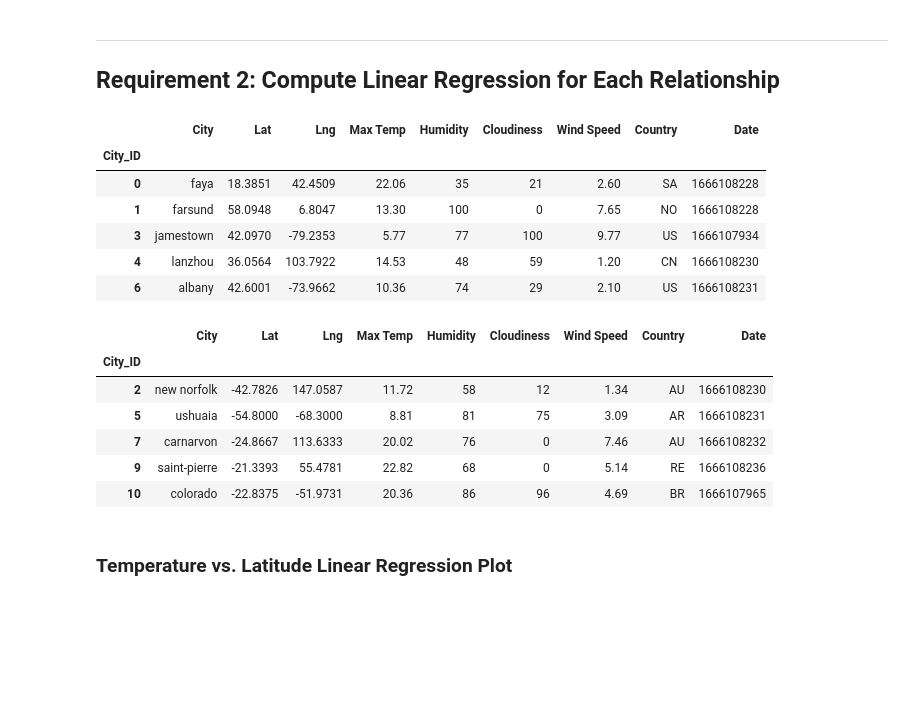
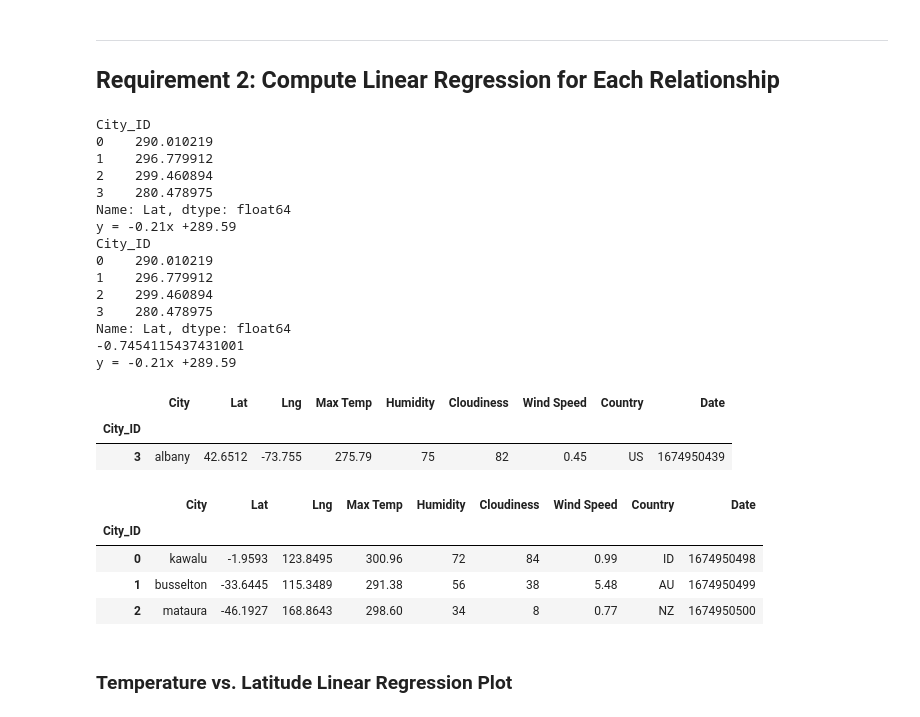
Before and after one commit to levite-neil/python-api-challenge, a Jupyter notebook: WeatherPy/WeatherPy.ipynb, the cells around one changed output. Drawn from its saved outputs; the diff is of its cells as text; code cells hidden in the pictures; blank space fills up the shorter version.

Commit message:
Created Function for linear regression

```diff
--- a/WeatherPy/WeatherPy.ipynb
+++ b/WeatherPy/WeatherPy.ipynb
@@ -323,30 +320,62 @@ plt.show()
+# %%
+# Define a function to create Linear Regression plots
+def lin_regress(l_x_values,l_y_values):
+    (slope, intercept, rvalue, pvalue, stderr) = linregress(l_x_values,l_y_values)
+
+    #Get regression values
+    regress_values = l_x_values * slope + intercept
+
+    print(regress_values)
+    line_eq = prt_lin_regress(slope,intercept)
+    return(regress_values, rvalue, line_eq)
+
+def prt_lin_regress(slope, intercept):
+
+    line_eq = "y = " + str(round(slope,2)) + "x +" + str(round(intercept,2))
+    print(line_eq)
+
+    return(line_eq)
+regress_values, rvalue, line_eq = lin_regress(city_data_df["Lat"],city_data_df["Max Temp"])
+print(regress_values)
+print(rvalue)
+print(line_eq)
+# %% [output]
+City_ID
+0    290.010219
+1    296.779912
+2    299.460894
+3    280.478975
+Name: Lat, dtype: float64
+y = -0.21x +289.59
+City_ID
+0    290.010219
+1    296.779912
+2    299.460894
+3    280.478975
+Name: Lat, dtype: float64
+-0.7454115437431001
+y = -0.21x +289.59
 # %%
 # Create a DataFrame with the Northern Hemisphere data (Latitude >= 0)
-# YOUR CODE HERE
+northern_hemi_df = city_data_df.loc[city_data_df["Lat"] >= 0]
 
 # Display sample data
 northern_hemi_df.head()
 # %% [output]
 |  | City | Lat | Lng | Max Temp | Humidity | Cloudiness | Wind Speed | Country | Date |
 | City_ID |  |  |  |  |  |  |  |  |  |
-| 0 | faya | 18.3851 | 42.4509 | 22.06 | 35 | 21 | 2.60 | SA | 1666108228 |
-| 1 | farsund | 58.0948 | 6.8047 | 13.30 | 100 | 0 | 7.65 | NO | 1666108228 |
-| 3 | jamestown | 42.0970 | -79.2353 | 5.77 | 77 | 100 | 9.77 | US | 1666107934 |
-| 4 | lanzhou | 36.0564 | 103.7922 | 14.53 | 48 | 59 | 1.20 | CN | 1666108230 |
-| 6 | albany | 42.6001 | -73.9662 | 10.36 | 74 | 29 | 2.10 | US | 1666108231 |
+| 3 | albany | 42.6512 | -73.755 | 275.79 | 75 | 82 | 0.45 | US | 1674950439 |
 # %%
 # Create a DataFrame with the Southern Hemisphere data (Latitude < 0)
-# YOUR CODE HERE
+southern_hemi_df = city_data_df.loc[city_data_df["Lat"] < 0]
 
 # Display sample data
 southern_hemi_df.head()
 # %% [output]
 |  | City | Lat | Lng | Max Temp | Humidity | Cloudiness | Wind Speed | Country | Date |
 | City_ID |  |  |  |  |  |  |  |  |  |
-| 2 | new norfolk | -42.7826 | 147.0587 | 11.72 | 58 | 12 | 1.34 | AU | 1666108230 |
-| 5 | ushuaia | -54.8000 | -68.3000 | 8.81 | 81 | 75 | 3.09 | AR | 1666108231 |
-| 7 | carnarvon | -24.8667 | 113.6333 | 20.02 | 76 | 0 | 7.46 | AU | 1666108232 |
-| 9 | saint-pierre | -21.3393 | 55.4781 | 22.82 | 68 | 0 | 5.14 | RE | 1666108236 |
-| 10 | colorado | -22.8375 | -51.9731 | 20.36 | 86 | 96 | 4.69 | BR | 1666107965 |
+| 0 | kawalu | -1.9593 | 123.8495 | 300.96 | 72 | 84 | 0.99 | ID | 1674950498 |
+| 1 | busselton | -33.6445 | 115.3489 | 291.38 | 56 | 38 | 5.48 | AU | 1674950499 |
+| 2 | mataura | -46.1927 | 168.8643 | 298.60 | 34 | 8 | 0.77 | NZ | 1674950500 |
 # %% [markdown]
 ###  Temperature vs. Latitude Linear Regression Plot
```
Also changed, not shown: parts of 7 cells of this notebook.
